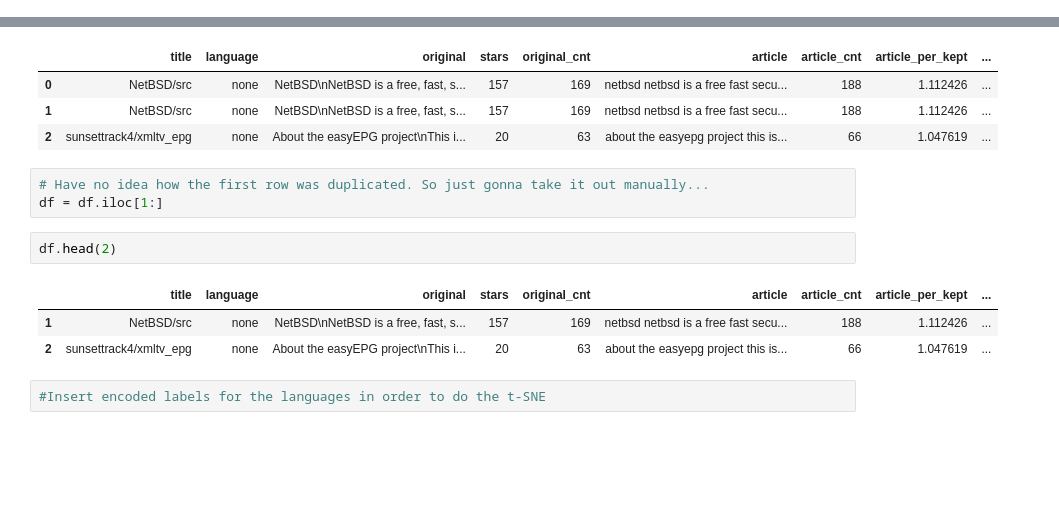
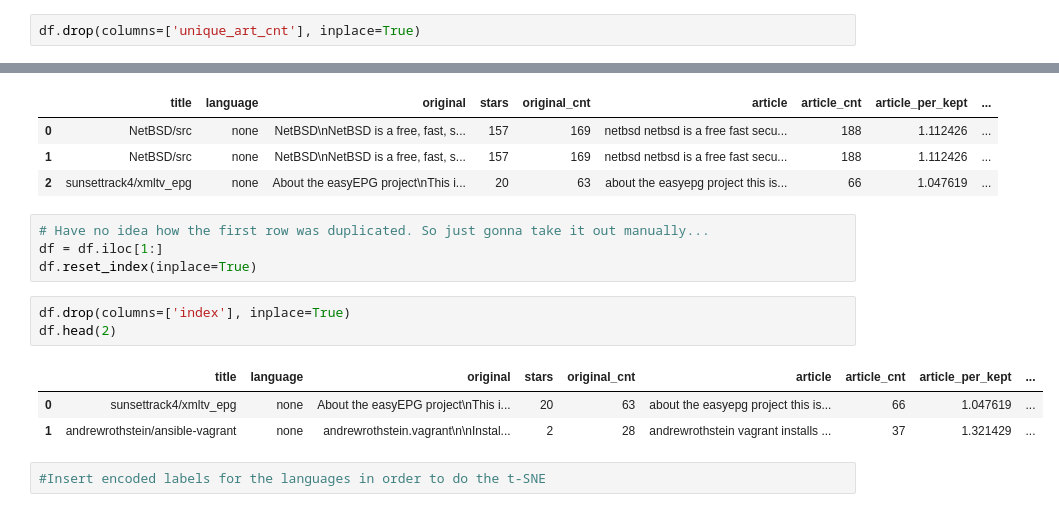
Before and after one commit to codeup-cyber-linguists/languages-classifier, a Jupyter notebook: group_github_language_classifier.ipynb, the cells around one changed output, grey strips where cells are left out. Drawn from its saved outputs; the diff is of its cells as text; blank space fills up the shorter version.

```diff
--- a/group_github_language_classifier.ipynb
+++ b/group_github_language_classifier.ipynb
@@ -740,3 +740,5 @@ df[df.original_cnt < 11]
 | 508 | PacktPublishing/Python-Image-Proc... | jupyter notebook | Python-Image-Processing-Cookbook\n | 3 | 1 | python image processing cookbook | 4 | 4.000000 | ... |
 | 517 | xiaohao890809/xiaohao890809.githu... | html | 我的个人博客\n\n地址：http://xiaohao890809... | 2 | 7 | http xiaohao890809 github io jeky... | 16 | 2.285714 | ... |
 63 rows × 14 columns
+# %%
+df.drop(columns=['unique_art_cnt'], inplace=True)
@@ -1223,12 +1263,14 @@ df.head(3)
 # %%
 # Have no idea how the first row was duplicated. So just gonna take it out manually...
 df = df.iloc[1:]
+df.reset_index(inplace=True)
 # %%
+df.drop(columns=['index'], inplace=True)
 df.head(2)
 # %% [output]
 |  | title | language | original | stars | original_cnt | article | article_cnt | article_per_kept | ... |
-| 1 | NetBSD/src | none | NetBSD\nNetBSD is a free, fast, s... | 157 | 169 | netbsd netbsd is a free fast secu... | 188 | 1.112426 | ... |
-| 2 | sunsettrack4/xmltv_epg | none | About the easyEPG project\nThis i... | 20 | 63 | about the easyepg project this is... | 66 | 1.047619 | ... |
+| 0 | sunsettrack4/xmltv_epg | none | About the easyEPG project\nThis i... | 20 | 63 | about the easyepg project this is... | 66 | 1.047619 | ... |
+| 1 | andrewrothstein/ansible-vagrant | none | andrewrothstein.vagrant\n\nInstal... | 2 | 28 | andrewrothstein vagrant installs ... | 37 | 1.321429 | ... |
 # %%
 #Insert encoded labels for the languages in order to do the t-SNE
 # %%
```
Also changed, not shown: parts of 3 cells of this notebook.
